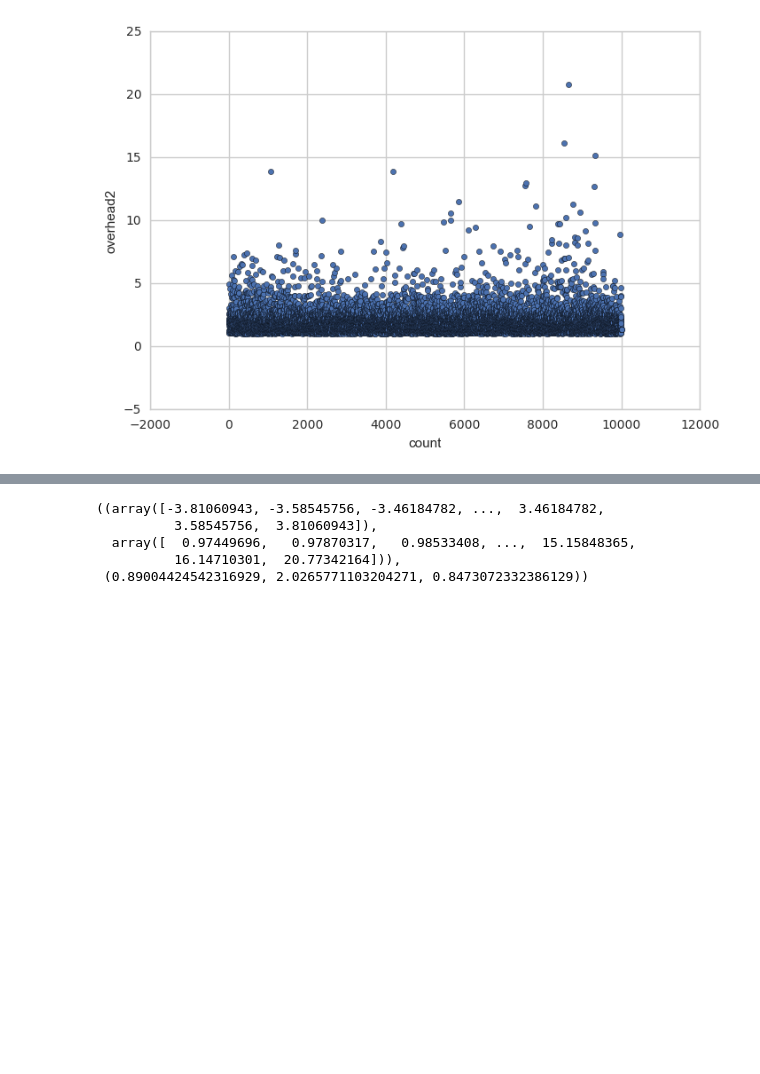
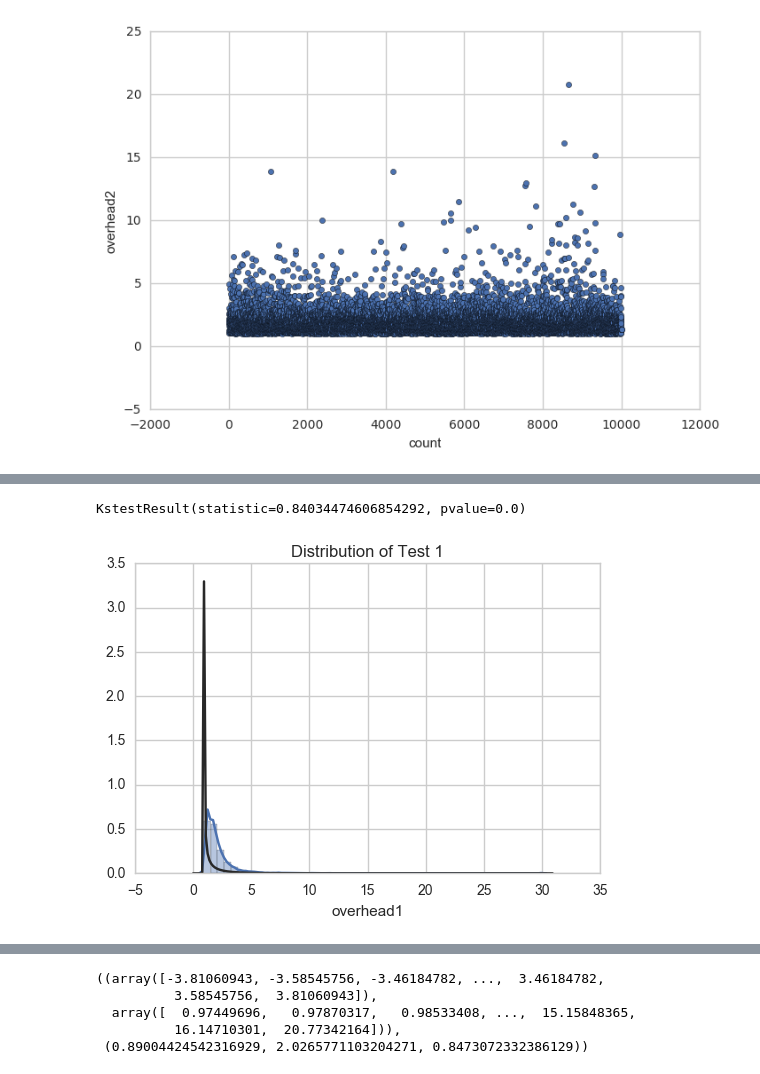
Before and after one commit to Starofall/RTX, a Jupyter notebook: examples/crowdnav-ttest/Ttest.ipynb, the cells around one changed output, grey strips where cells are left out. Cells and saved outputs as stored; diff of their text form; code cells hidden in the pictures; blank space fills up the shorter version.

```diff
--- a/examples/crowdnav-ttest/Ttest.ipynb
+++ b/examples/crowdnav-ttest/Ttest.ipynb
@@ -63 +84,10 @@ ax = sns.boxplot(x="overhead2", data= df)
+# %%
+data = df["overhead1"]
+ax = plt.axes()
+sns.distplot(data, fit=stats.gamma , ax=ax)
+ax.set_title("Distribution of Test 1")
+print stats.kstest(data, 'norm')
+# %% [output]
+KstestResult(statistic=0.84034474606854292, pvalue=0.0)
+[figure, added]
 # %%
```
Also changed, not shown: parts of 5 cells of this notebook, 5 other files.
